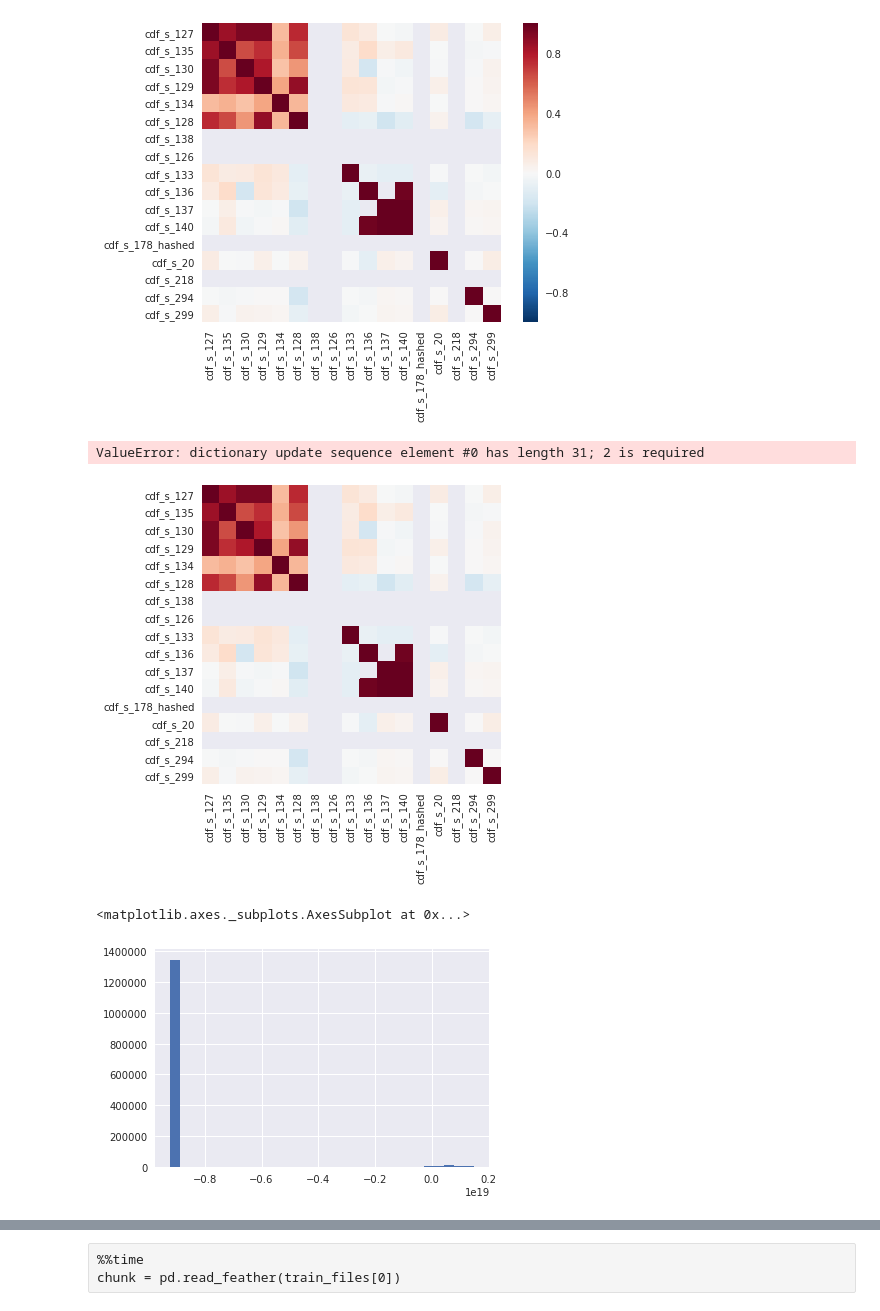
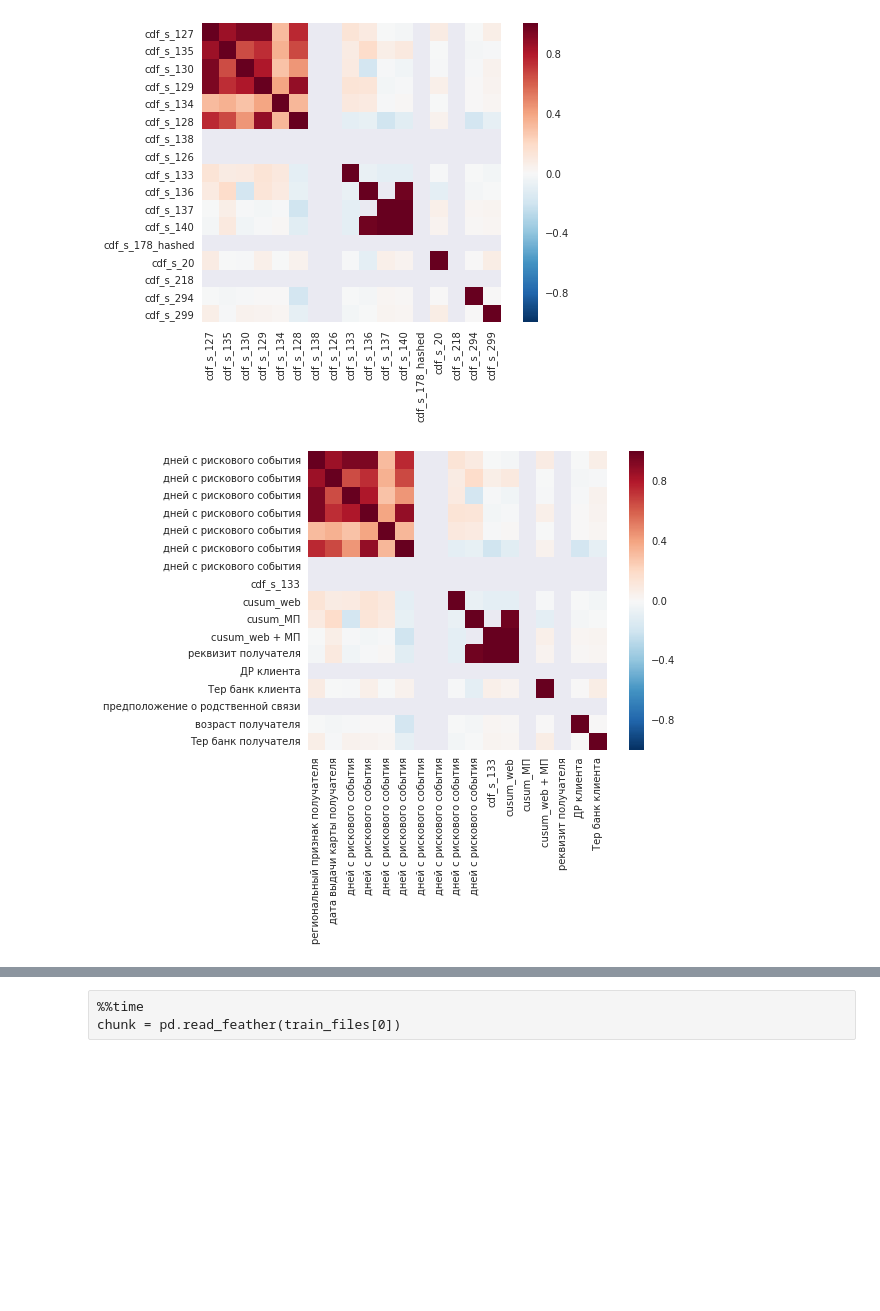
Before and after one commit to orlov-alexander/hse_nis, a Jupyter notebook: notebooks/exploration/andrey_data_visualization.ipynb, the cells around one changed output, grey strips where cells are left out. Cells and saved outputs as stored; diff of their text form; code cells hidden in the pictures; blank space fills up the shorter version.

```diff
--- a/notebooks/exploration/andrey_data_visualization.ipynb
+++ b/notebooks/exploration/andrey_data_visualization.ipynb
@@ -246,13 +260,8 @@ UnboundLocalError: local variable 'ax' referenced before assignment
 _ = sns.heatmap(chunk[cdf_cols].corr(), square=True)
 # %% [output]
 [figure]
-# %%
-_ = sns.heatmap(chunk[cdf_cols].corr(), square=True, annot=True, annot_kws=[feature_descr.get(c, c) for c in cdf_cols])
-# %% [output]
-ValueError: dictionary update sequence element #0 has length 31; 2 is required
-[figure, removed]
-# %%
-pd.to_numeric(chunk[feature], errors='coerce').dropna().hist(bins=30)
-# %% [output]
-<matplotlib.axes._subplots.AxesSubplot at 0x...>
-[figure, removed]
+# %%
+labels = [feature_descr.get(c, c) for c in cdf_cols]
+_ = sns.heatmap(chunk[cdf_cols].corr(), square=True, yticklabels=labels, xticklabels=labels)
+# %% [output]
+[figure, added]
```
Also changed, not shown: parts of 8 cells of this notebook.
